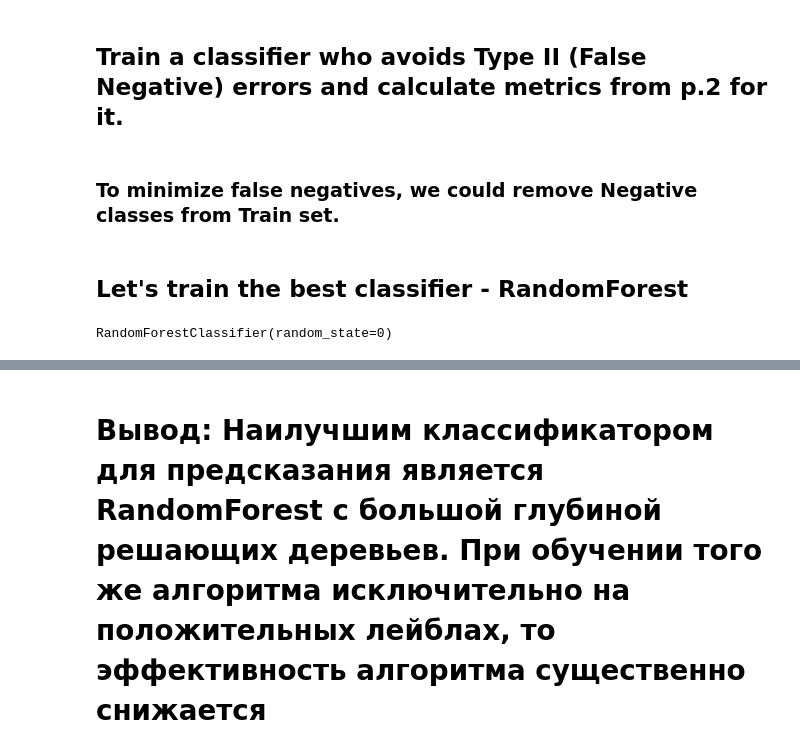
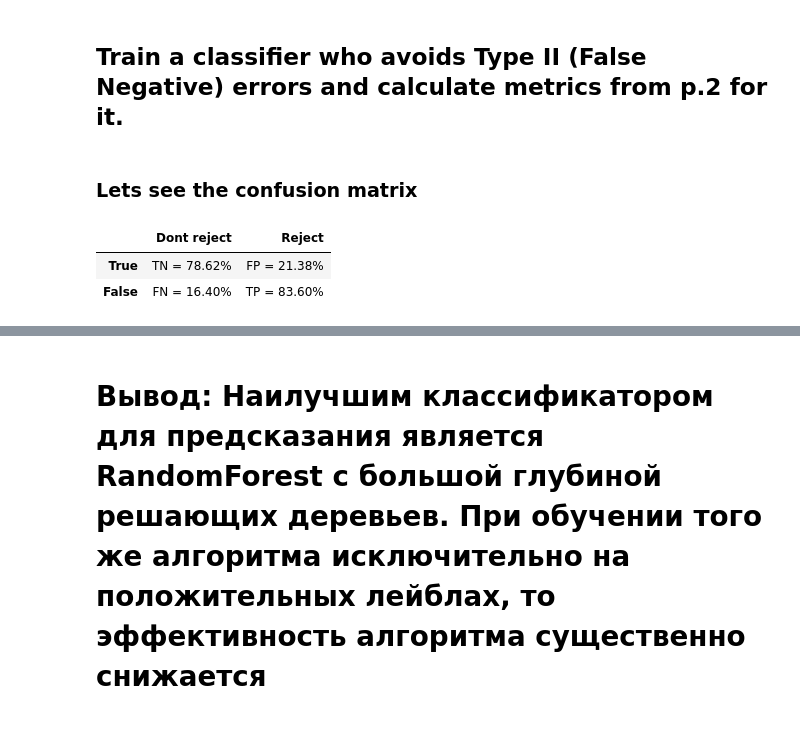
Before and after one commit to AAYamoldin/TrainingPrograms, a Jupyter notebook: Python/ITMO_Machine_Learning_Technologies_2022/Task_1/Yamoldin_Alexander_J41321c_MLT_2022_Task_1.ipynb, the cells around one changed output, grey strips where cells are left out. Cells and saved outputs as stored; diff of their text form; code cells hidden in the pictures.

```diff
--- a/Python/ITMO_Machine_Learning_Technologies_2022/Task_1/Yamoldin_Alexander_J41321c_MLT_2022_Task_1.ipynb
+++ b/Python/ITMO_Machine_Learning_Technologies_2022/Task_1/Yamoldin_Alexander_J41321c_MLT_2022_Task_1.ipynb
@@ -117,5 +118,3 @@ for clf in clfs:
 [figure]
 # %% [markdown]
 ## Train a classifier who avoids Type II (False Negative) errors and calculate metrics  from p.2 for it.
-# %% [markdown]
-### To minimize false negatives, we could remove Negative classes from Train set.
@@ -125,7 +121,16 @@ X_train_new = X_train.loc[y_train_new.index]
-# %% [markdown]
-## Let's train the best classifier - RandomForest
-# %%
-drf_new = RandomForestClassifier(random_state=0)
-drf_new.fit(X_train_new, y_train_new)
-# %% [output]
-RandomForestClassifier(random_state=0)
+# %% [markdown]
+### Lets see the confusion matrix
+# %%
+def conf_matrix(y,pred):
+    ((tn, fp), (fn, tp)) = metrics.confusion_matrix(y, pred)
+    ((tnr,fpr),(fnr,tpr))= metrics.confusion_matrix(y, pred,
+                                                    normalize='true')
+    return pd.DataFrame([[f'TN = {tnr:1.2%}', f'FP = {fpr:1.2%}'],
+                         [f'FN = {fnr:1.2%}', f'TP = {tpr:1.2%}']],
+                        index=['True', 'False'],
+                        columns=['Dont reject','Reject'])
+conf_matrix(y_test, drf.predict(X_test))
+# %% [output]
+|  | Dont reject | Reject |
+| True | TN = 78.62% | FP = 21.38% |
+| False | FN = 16.40% | TP = 83.60% |
```
Also changed, not shown: parts of 7 cells of this notebook, 5 other files.
